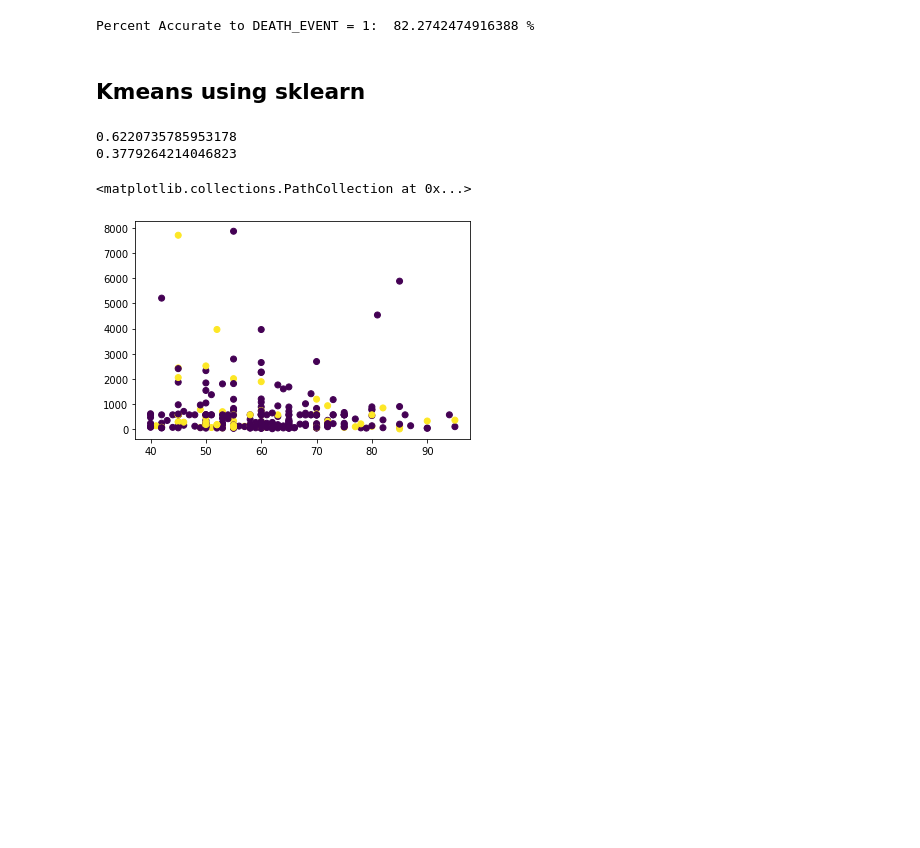
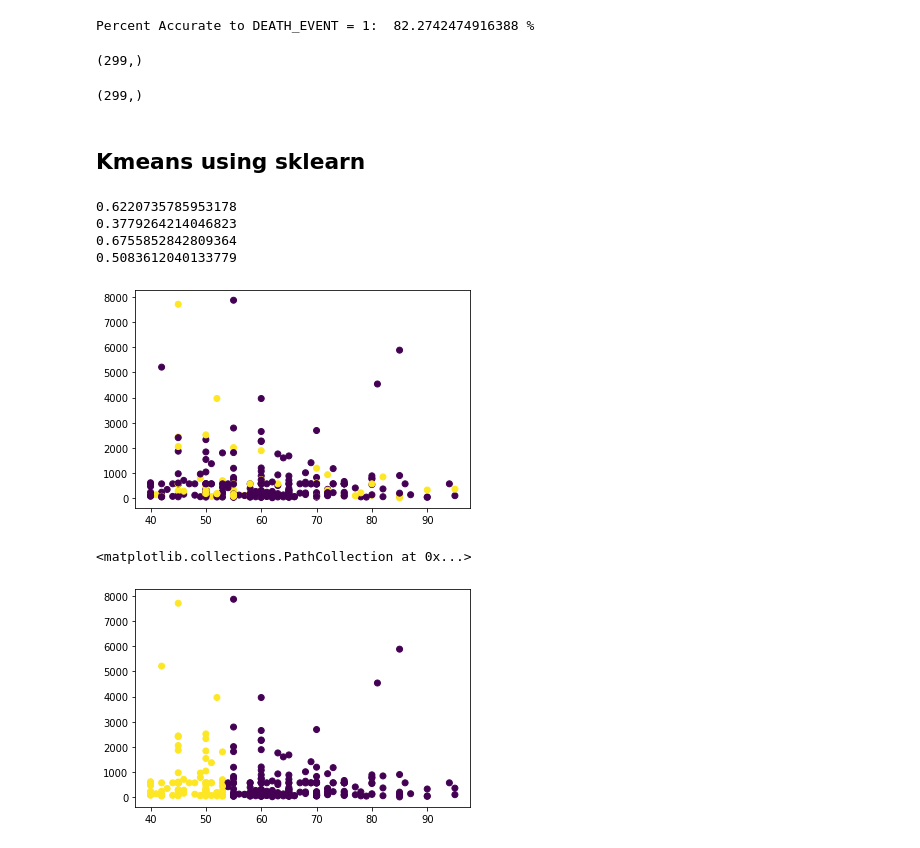
Before and after one commit to ntbeileh/cogs118bProject, a Jupyter notebook: HeartKMeans.ipynb, the cells around one changed output. Drawn from its saved outputs; the diff is of its cells as text; code cells hidden in the pictures; blank space fills up the shorter version.

```diff
--- a/HeartKMeans.ipynb
+++ b/HeartKMeans.ipynb
@@ -128,4 +130,4 @@ def runKMeans(K, data):
     return determineRnk(calcSqDistances(X,Kmus)), Kmus
 # %%
 np_df = np.array(df.iloc[:,:-1])
-Rnk, Kmus = runKMeans(2,np_df)
+Rnk, Kmus = runKMeans(5,np_df)
@@ -154,6 +154,14 @@ clf.score(df.iloc[:,:-1], df.iloc[:,-1])
 print("Percent Accurate to DEATH_EVENT = 1: ", clf.score(df.iloc[:,:-1], df.iloc[:,-1]) * 100, "%")
 # %% [output]
 Percent Accurate to DEATH_EVENT = 1:  82.2742474916388 %
+# %%
+kmeans.labels_.shape
+# %% [output]
+(299,)
+# %%
+Rnk[:,1].shape
+# %% [output]
+(299,)
 # %% [markdown]
 ## Kmeans using sklearn
 # %%
@@ -163,15 +171,22 @@ check = df.iloc[:, -1].to_numpy()
 print(accuracy_score(check, kmeans.labels_))
 check2 = 1-check
 print(accuracy_score(check2, kmeans.labels_))
+print(accuracy_score(check, Rnk[:,0]))
+print(accuracy_score(check, Rnk[:,1]))
 # %% [output]
 0.6220735785953178
 0.3779264214046823
+0.6755852842809364
+0.5083612040133779
 # %%
 # creatine age
 plt.scatter(df.iloc[:,0], df.iloc[:,2], c=kmeans.labels_)
+plt.show()
+plt.scatter(df.iloc[:,0], df.iloc[:,2], c=Rnk[:,1])
 # %% [output]
+[figure]
 <matplotlib.collections.PathCollection at 0x...>
-[figure]
+[figure, added]
 # %%
 # platelettes age could be used in write up
 plt.scatter(df.iloc[:,0], df.iloc[:,6], c=kmeans.labels_)
```
Also changed, not shown: parts of 17 cells of this notebook, 1 other file.
